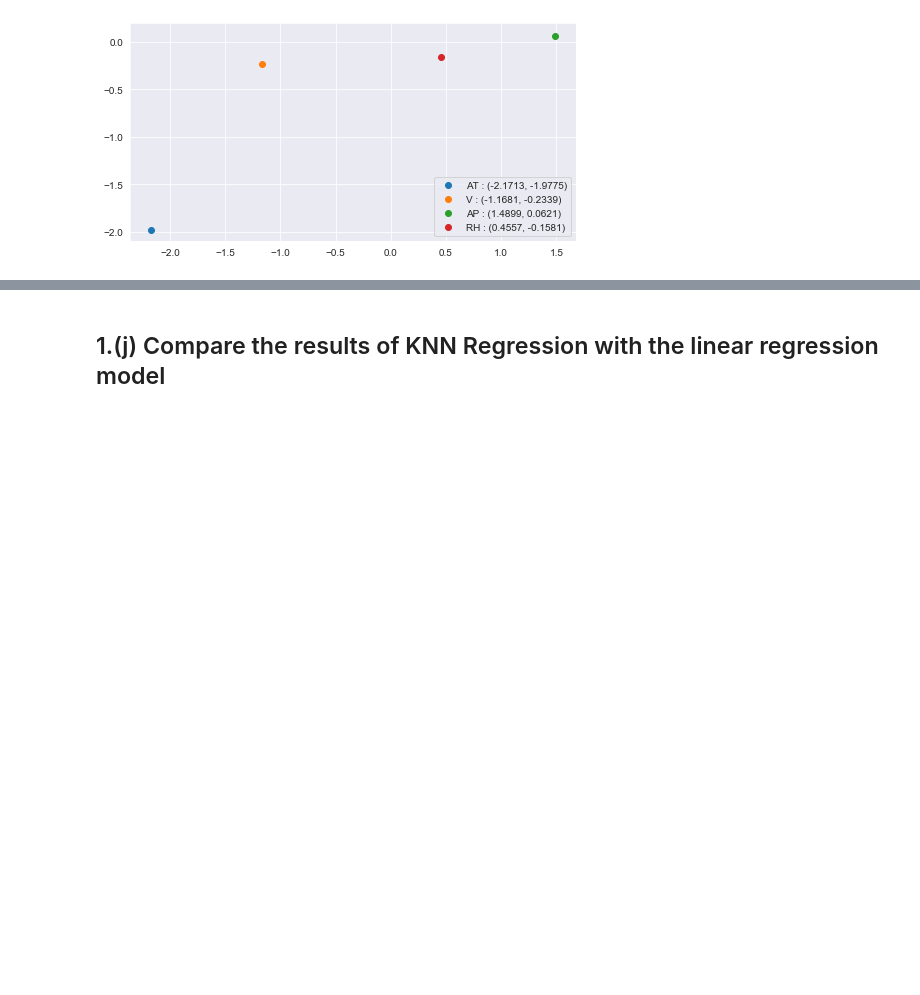
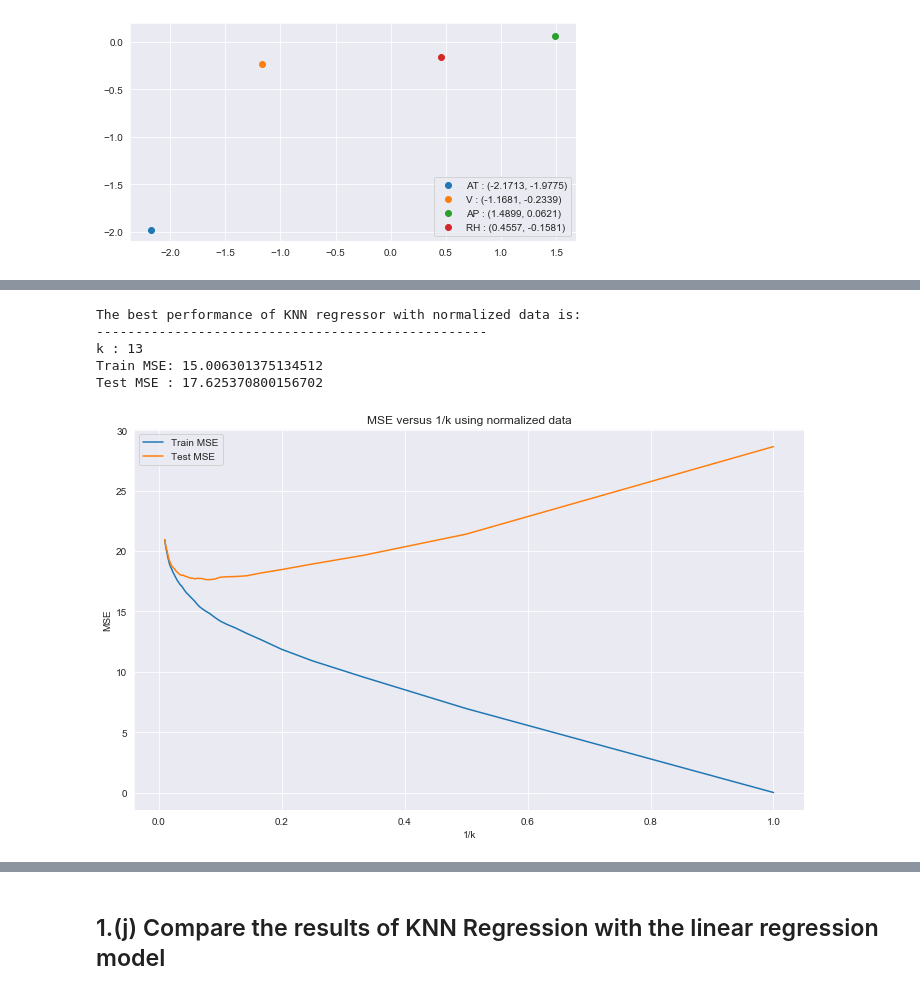
Before and after one commit to SuprajaKrovvidi/DSCI-552-Machine-Learning-for-Data-Science, a Jupyter notebook: Homework2/notebook/DSCI552_HW2_Ruihao_Wang_9867439484.ipynb, the cells around one changed output, grey strips where cells are left out. Cells and saved outputs as stored; diff of their text form; code cells hidden in the pictures; blank space fills up the shorter version.

```diff
--- a/Homework2/notebook/DSCI552_HW2_Ruihao_Wang_9867439484.ipynb
+++ b/Homework2/notebook/DSCI552_HW2_Ruihao_Wang_9867439484.ipynb
@@ -575 +660,54 @@ plt.show()
+# %%
+# use normalized data
+from sklearn.preprocessing import normalize
+
+norm_train_X_70 = normalize(train_X_70)
+norm_test_X_30 = normalize(test_X_30)
+
+k_reverse = []
+train_error = []
+test_error = []
+min_idx = 0
+
+for k in range(1, 101):
+    # construct and fit the knn regressor
+    knn = KNeighborsRegressor(n_neighbors=k)
+    knn.fit(norm_train_X_70, train_Y_70)
+    k_reverse.append(1 / k)
+    # predict train set and calculate mse
+    train_predict = knn.predict(norm_train_X_70)
+    tmp_mse = mean_squared_error(train_Y_70, train_predict)
+    train_error.append(tmp_mse)
+    # predict test set and calculate mse
+    test_predict = knn.predict(norm_test_X_30)
+    tmp_mse = mean_squared_error(test_Y_30, test_predict)
+    test_error.append(tmp_mse)
+    # update the idx of minimum
+    if tmp_mse < test_error[min_idx]:
+        min_idx = k - 1;
+
+mse_dict["normalized_KNN"] = [train_error[min_idx], test_error[min_idx]]
+print("The best performance of KNN regressor with normalized data is:")
+print("-" * 50)
+print("k : {} \nTrain MSE: {} \nTest MSE : {}".format(round(1 / k_reverse[min_idx]),
+                                                      train_error[min_idx],
+                                                      test_error[min_idx]))
+# %% [output]
+The best performance of KNN regressor with normalized data is:
+--------------------------------------------------
+k : 13
+Train MSE: 15.006301375134512
+Test MSE : 17.625370800156702
+# %%
+# plot error curves
+fig, axes = plt.subplots(figsize=(12, 7))
+axes.plot(k_reverse, train_error, label="Train MSE")
+axes.plot(k_reverse, test_error, label="Test MSE")
+axes.set_xlabel("1/k")
+axes.set_ylabel("MSE")
+axes.legend()
+axes.set_title("MSE versus 1/k using normalized data")
+plt.show()
+# %% [output]
+[figure, added]
 # %%
```
Also changed, not shown: parts of 37 cells of this notebook.
